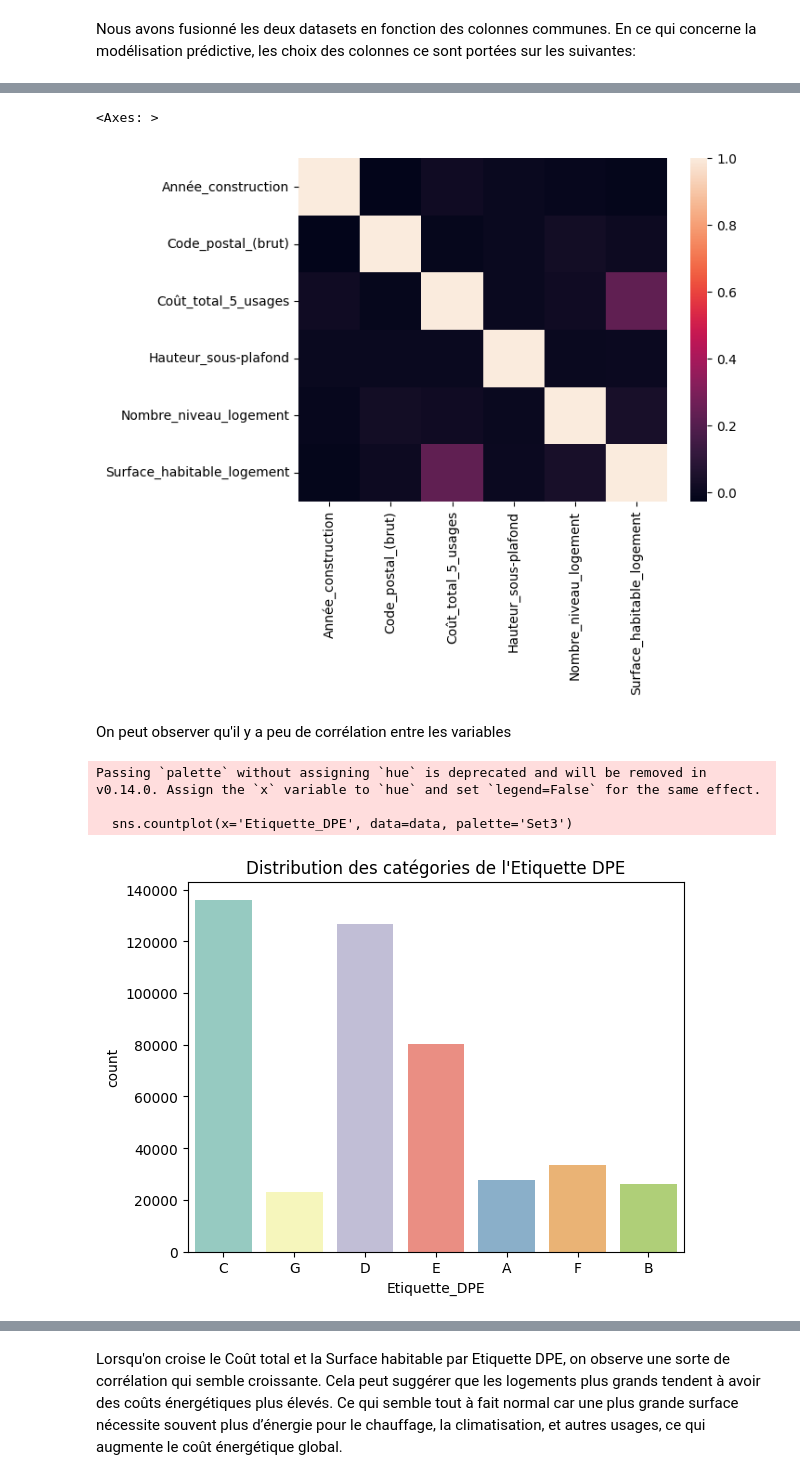
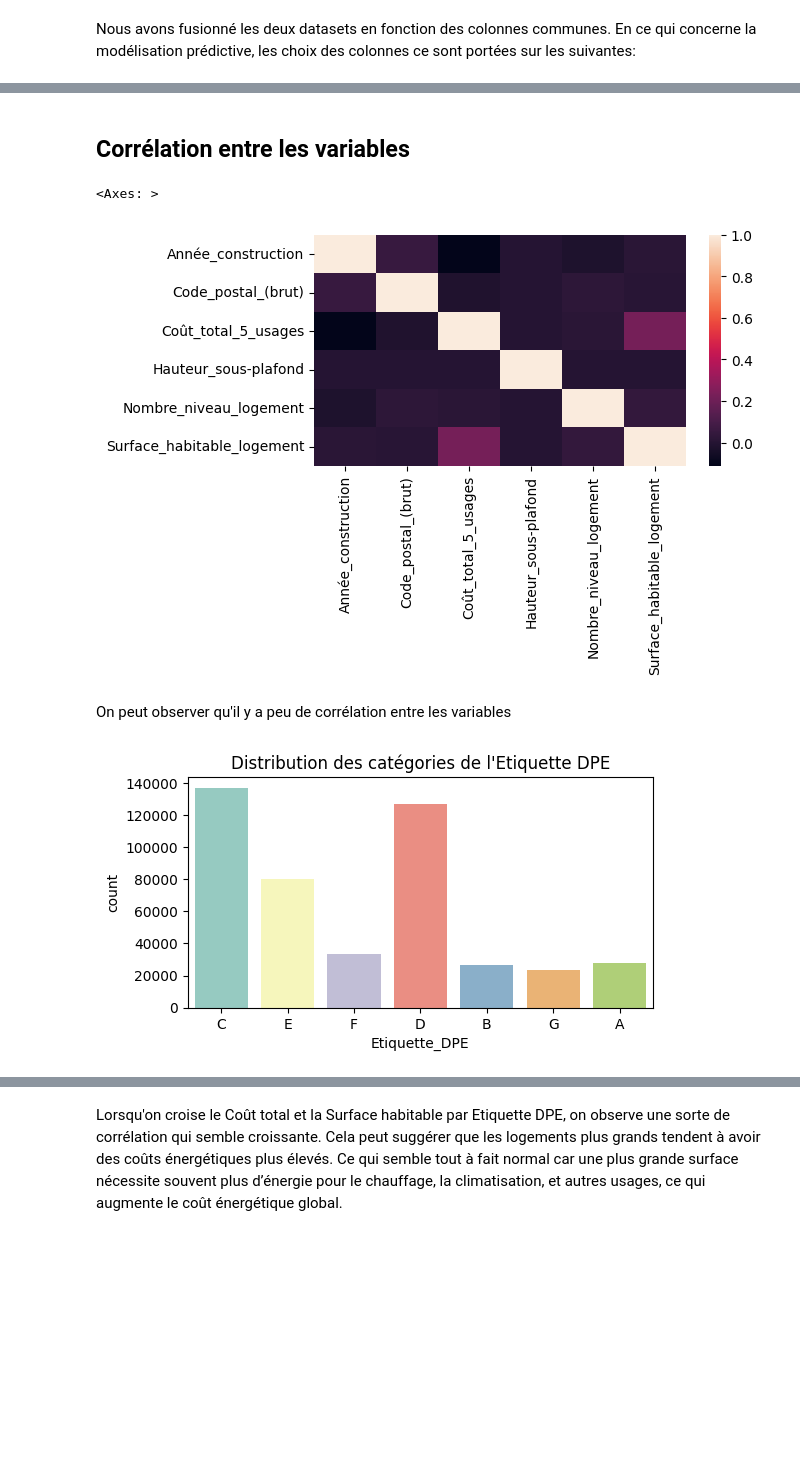
Before and after one commit to Cyr-CK/m2-enedis, a Jupyter notebook: rapport_analyse.ipynb, the cells around one changed output, grey strips where cells are left out. Drawn from its saved outputs; the diff is of its cells as text; code cells hidden in the pictures; blank space fills up the shorter version.

```diff
--- a/rapport_analyse.ipynb
+++ b/rapport_analyse.ipynb
@@ -114,2 +65,0 @@ def define_target(train, test, target="Etiquette_DPE"):
-# %%
-X_train, X_test, y_train, y_test = define_target(orig, new, target="Etiquette_DPE")
@@ -142,5 +66,5 @@ def split_type(X_train, X_test, to_drop):
-# %%
-quali_train, quali_test, quanti_train, quanti_test = split_type(X_train, X_test, to_drop=[])
+# %% [markdown]
+## Corrélation entre les variables
 # %%
 import seaborn as sns
 
@@ -150,20 +74,18 @@ data = pd.concat([data_quanti, data_y], axis=1)
 sns.heatmap(data_quanti.corr())
 # %% [output]
 <Axes: >
-[figure, old version]
+[figure, new version]
 # %% [markdown]
 On peut observer qu'il y a peu de corrélation entre les variables
 # %%
 import matplotlib.pyplot as plt
+plt.rcParams['figure.figsize'] = [6, 3]
 
 sns.countplot(x='Etiquette_DPE', data=data, palette='Set3')
 plt.title('Distribution des catégories de l\'Etiquette DPE')
 plt.show()
 # %% [output]
-Passing `palette` without assigning `hue` is deprecated and will be removed in v0.14.0. Assign the `x` variable to `hue` and set `legend=False` for the same effect.
-
-  sns.countplot(x='Etiquette_DPE', data=data, palette='Set3')
-[figure, old version]
+[figure, new version]
 # %%
 sns.scatterplot(x='Surface_habitable_logement', y='Coût_total_5_usages', hue='Etiquette_DPE', data=data, palette='viridis')
 plt.title('Coût total vs Surface habitable par Etiquette DPE')
```
Also changed, not shown: parts of 35 cells of this notebook, 3 other files.
